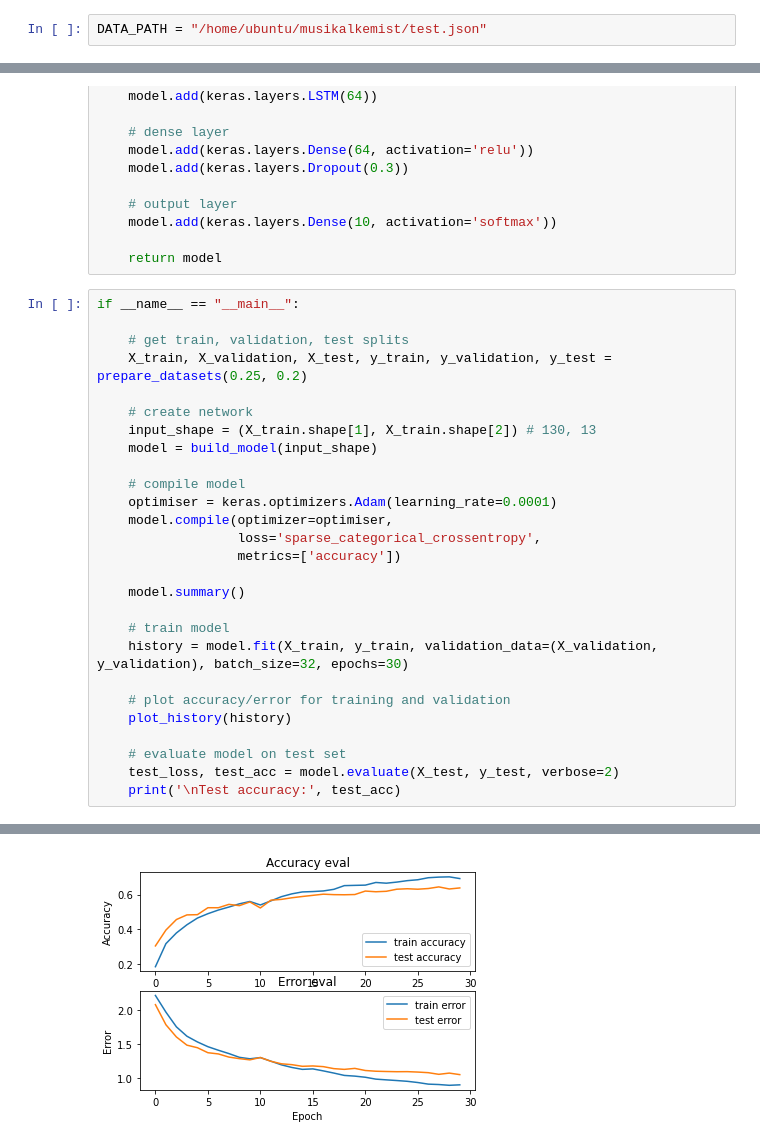
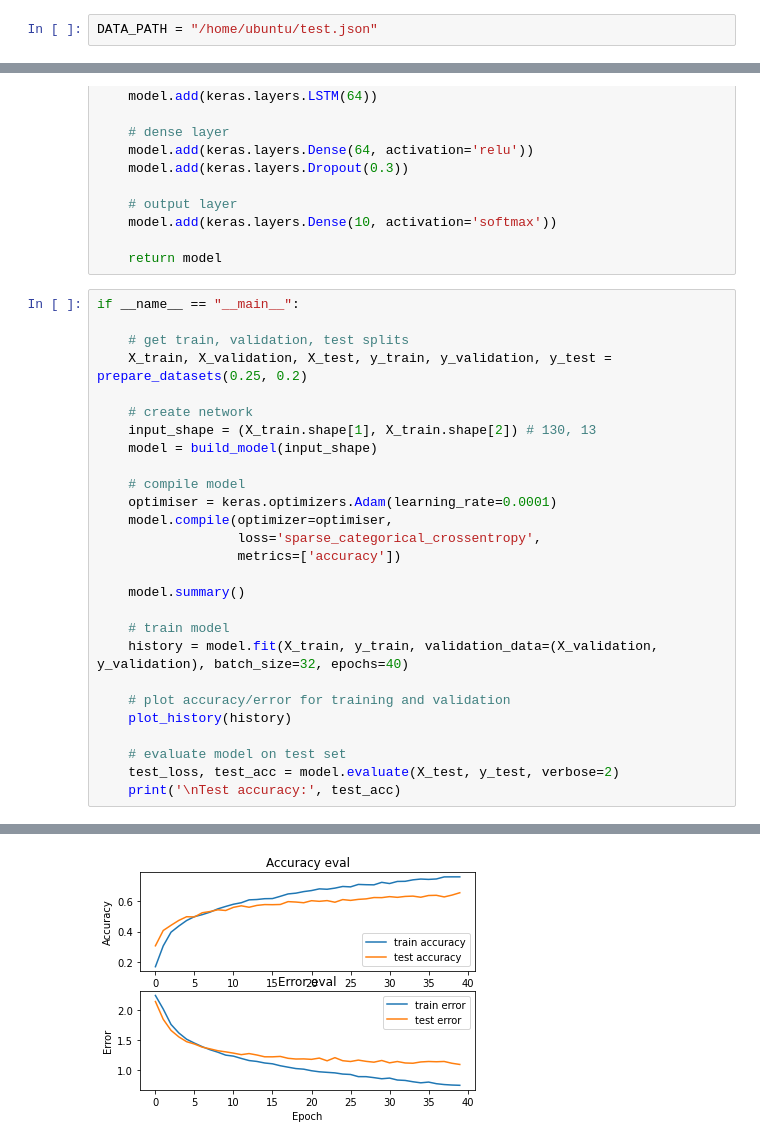
Before and after one commit to joshkabloomy/music-classification, a Jupyter notebook: RNN.ipynb, the cells around one changed output, grey strips where cells are left out. Drawn from its saved outputs; the diff is of its cells as text.

```diff
--- a/RNN.ipynb
+++ b/RNN.ipynb
@@ -5,7 +5,7 @@ from sklearn.model_selection import train_test_split
 import tensorflow.keras as keras
 import matplotlib.pyplot as plt
 # %%
-DATA_PATH = "/home/ubuntu/musikalkemist/test.json"
+DATA_PATH = "/home/ubuntu/test.json"
 # %%
 def load_data(data_path):
     """Loads training dataset from json file.
@@ -107,7 +107,7 @@ if __name__ == "__main__":
     model.summary()
 
     # train model
-    history = model.fit(X_train, y_train, validation_data=(X_validation, y_validation), batch_size=32, epochs=30)
+    history = model.fit(X_train, y_train, validation_data=(X_validation, y_validation), batch_size=32, epochs=40)
 
     # plot accuracy/error for training and validation
     plot_history(history)
@@ -161 +161 @@ Epoch 30/30
-[figure, old version]
+[figure, new version]
```
Also changed, not shown: parts of 1 cell of this notebook.
